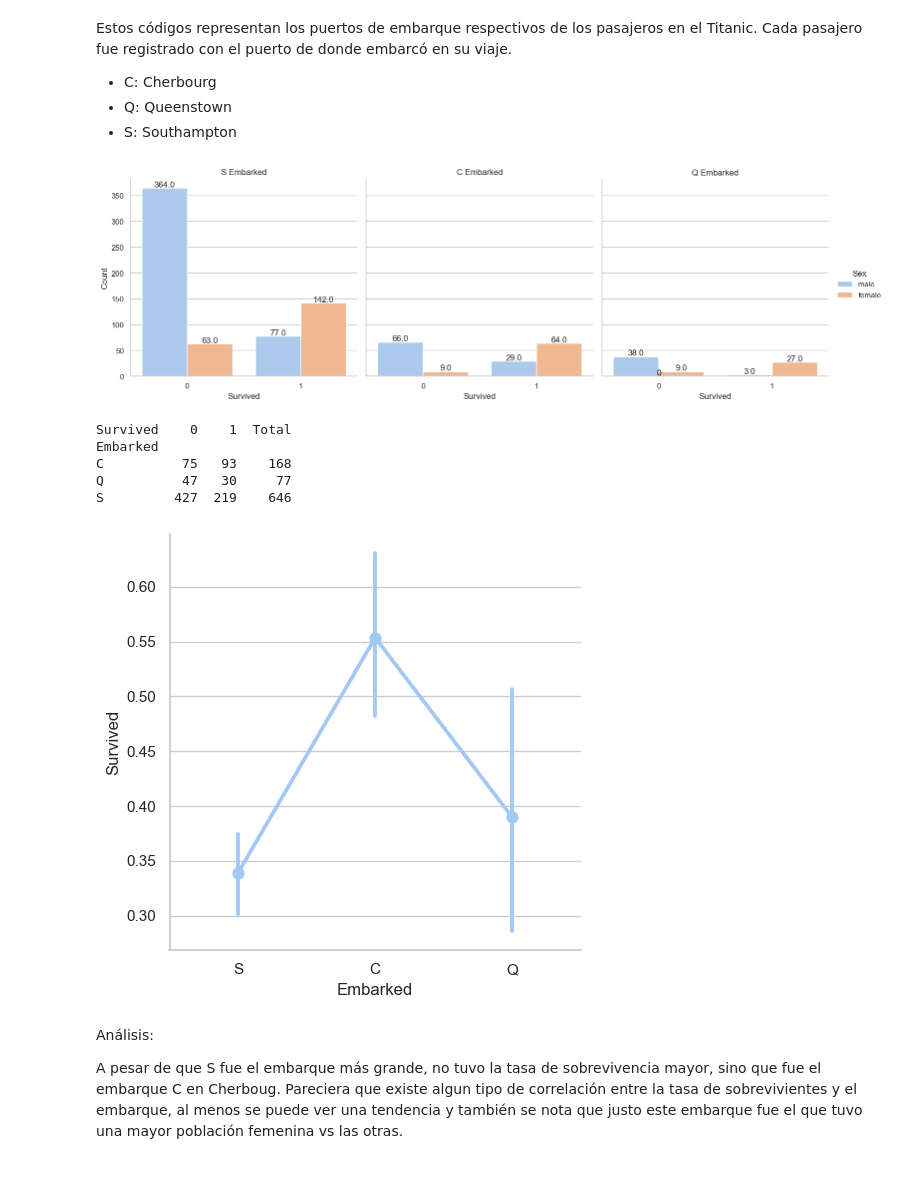
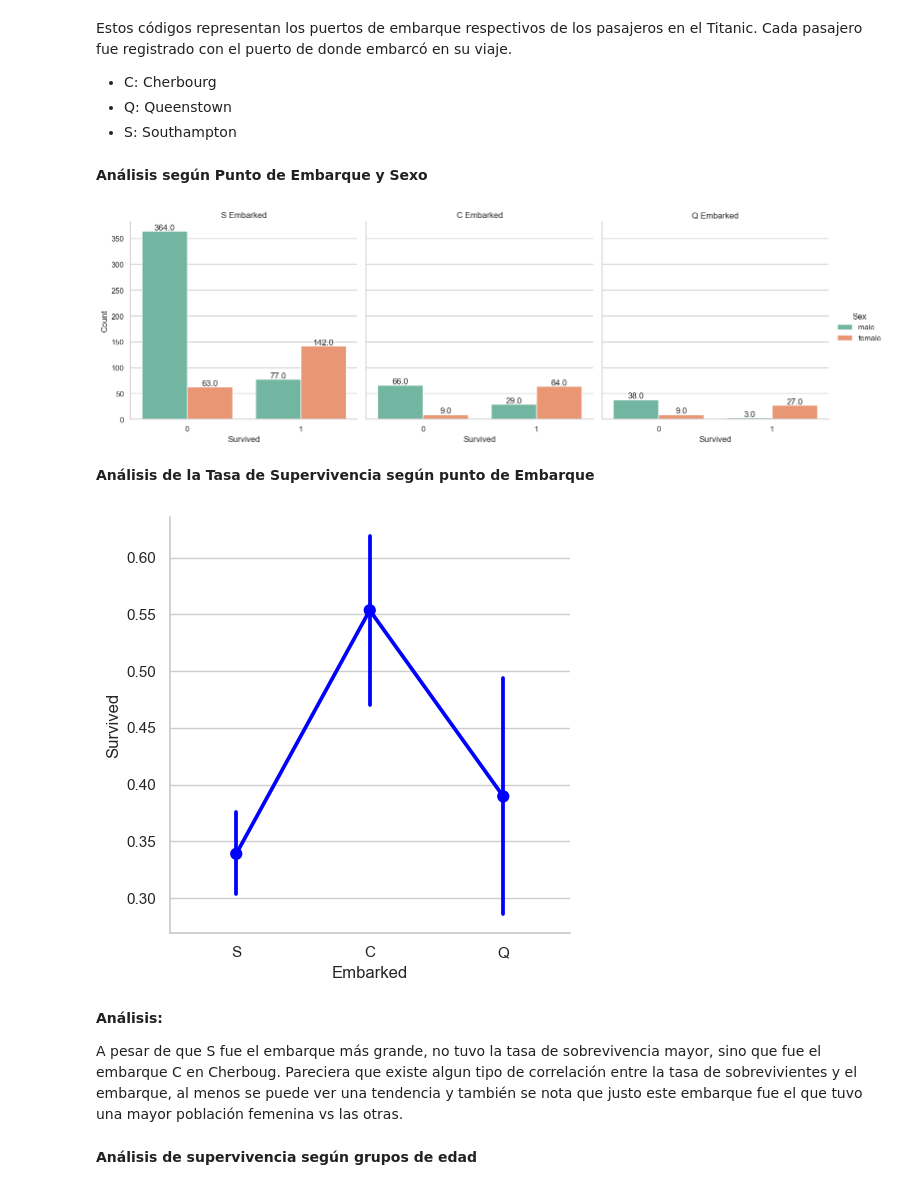
Before and after one commit to Daniel1martinez2/titanic-model-classification, a Jupyter notebook: main.ipynb, the cells around one changed output. Cells and saved outputs as stored; diff of their text form; code cells hidden in the pictures.

```diff
--- a/main.ipynb
+++ b/main.ipynb
@@ -313,31 +354,3 @@ plt.show()
 **Análisis**
 
 PENDIENTE
-# %%
-import seaborn as sns
-import matplotlib.pyplot as plt
-
-# Calcular la tabla de contingencia
-cross_tab = pd.crosstab(df_titanic.Pclass, df_titanic.Survived, margins=True)
-
-# Crear el gráfico de barras apiladas
-sns.set(style="whitegrid")
-ax = cross_tab.plot(kind='bar', stacked=True, colormap='autumn_r')
-
-# Calcular el total de pasajeros
-total_pasajeros = cross_tab.loc['All', 'All']
-
-# Agregar etiquetas de porcentaje
-for p in ax.patches:
-    width = p.get_width()
-    height = p.get_height()
-    x, y = p.get_xy()
-    ax.annotate(f'{(height/total_pasajeros*100):.2f}%', (x + width/2, y + height*0.5), ha='center', va='center')
-
-# Configuración del gráfico
-plt.title('Porcentaje de sobrevivientes por clase')
-plt.xlabel('Clase')
-plt.ylabel('Porcentaje de pasajeros')
-
-# Mostrar el gráfico
-plt.show()
@@ -424,16 +388,21 @@ plt.show()
 # %%
-import seaborn as sns
-
 # Configurar el estilo y los colores
 sns.set(style="whitegrid", palette="pastel")
 
-# Crear el gráfico
-g = sns.catplot(x='Survived', col='Embarked', kind='count', data=df_titanic)
+# Crear el gráfico con barras de colores distintos para cada categoría de Embarked
+g = sns.catplot(x='Survived', col='Embarked', kind='count', data=df_titanic, palette='Set1')
 
 # Ajustar las etiquetas
 g.set_axis_labels("Survived", "Count")
 g.set_titles("{col_name} Embarked")
 
+# Añadir etiquetas con la cantidad de registros en cada barra
+for ax in g.axes.flat:
+    for p in ax.patches:
+        ax.annotate(f'{p.get_height()}', (p.get_x() + p.get_width() / 2., p.get_height()),
+                    ha='center', va='center', fontsize=10, color='black', xytext=(0, 5),
+                    textcoords='offset points')
+
 # Mostrar el gráfico
 plt.show()
 # %% [output]
@@ -443,60 +412,48 @@ Estos códigos representan los puertos de embarque respectivos de los pasajeros
 - C: Cherbourg
 - Q: Queenstown
 - S: Southampton
+# %% [markdown]
+**Análisis según Punto de Embarque y Sexo**
 # %%
 import seaborn as sns
 import matplotlib.pyplot as plt
 
 # Configurar el estilo y los colores
 sns.set(style="whitegrid", palette="pastel")
 
 # Crear el gráfico con segmentación por sexo
-g = sns.catplot(x='Survived', col='Embarked', hue='Sex', kind='count', data=df_titanic)
+g = sns.catplot(x='Survived', col='Embarked', hue='Sex', kind='count', data=df_titanic, palette='Set2')
 
 # Ajustar las etiquetas
 g.set_axis_labels("Survived", "Count")
 g.set_titles("{col_name} Embarked")
 
 # Agregar etiquetas de recuento en cada barra
 for ax in g.axes.flat:
     for p in ax.patches:
         ax.annotate(f'{p.get_height()}', (p.get_x() + p.get_width() / 2., p.get_height()),
                     ha='center', va='center', xytext=(0, 5), textcoords='offset points')
 
 # Mostrar el gráfico
 plt.show()
 # %% [output]
-[figure, old version]
+[figure, new version]
-# %%
-# Crear una tabla de conteo de sobrevivientes y no sobrevivientes por embarque
-embarked_counts = df_titanic.groupby(['Embarked', 'Survived']).size().unstack(fill_value=0)
-
-# Agregar una columna para el total por embarque
-embarked_counts['Total'] = embarked_counts.sum(axis=1)
-
-# Mostrar la tabla
-print(embarked_counts)
-# %% [output]
-Survived    0    1  Total
-Embarked
-C          75   93    168
-Q          47   30     77
-S         427  219    646
+# %% [markdown]
+**Análisis de la Tasa de Supervivencia según punto de Embarque**
 # %%
-import seaborn as sns
+sns.catplot(x='Embarked', y='Survived', kind='point', data=df_titanic, color='blue')
 
-# Crear el gráfico
-sns.catplot(x='Embarked', y='Survived', kind='point', data=df_titanic)
 
-# Mostrar el gráfico
 plt.show()
 # %% [output]
-[figure, old version]
+[figure, new version]
 # %% [markdown]
-Análisis:
+**Análisis:**
 
 A pesar de que S fue el embarque más grande, no tuvo la tasa de sobrevivencia mayor, sino que fue el embarque C en Cherboug.
 Pareciera que existe algun tipo de correlación entre la tasa de sobrevivientes y el embarque, al menos se puede ver una tendencia y también se nota que justo este embarque fue el que tuvo una mayor población femenina vs las otras.
+# %% [markdown]
+**Análisis de supervivencia según grupos de edad**
 # %%
 import seaborn as sns
 import matplotlib.pyplot as plt
```
Also changed, not shown: parts of 54 cells of this notebook, 1 other file.
